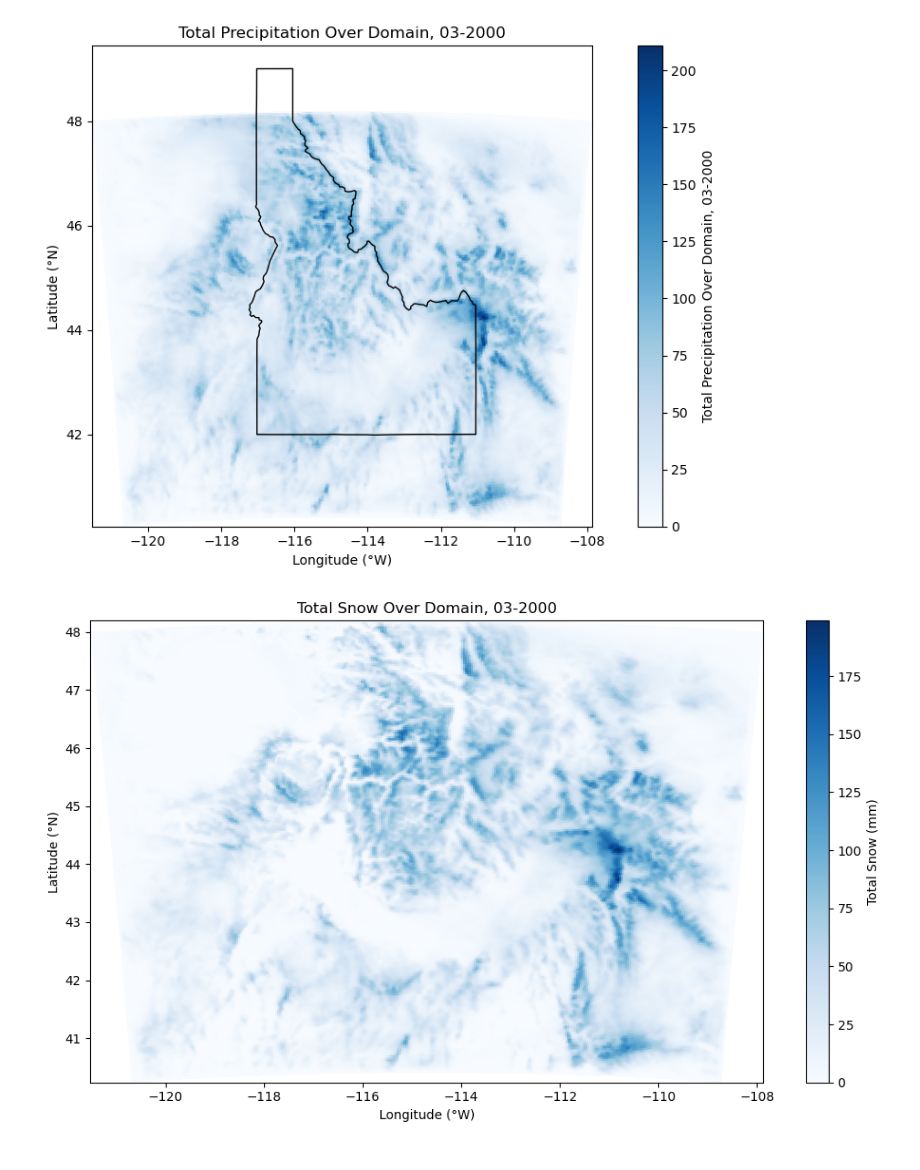
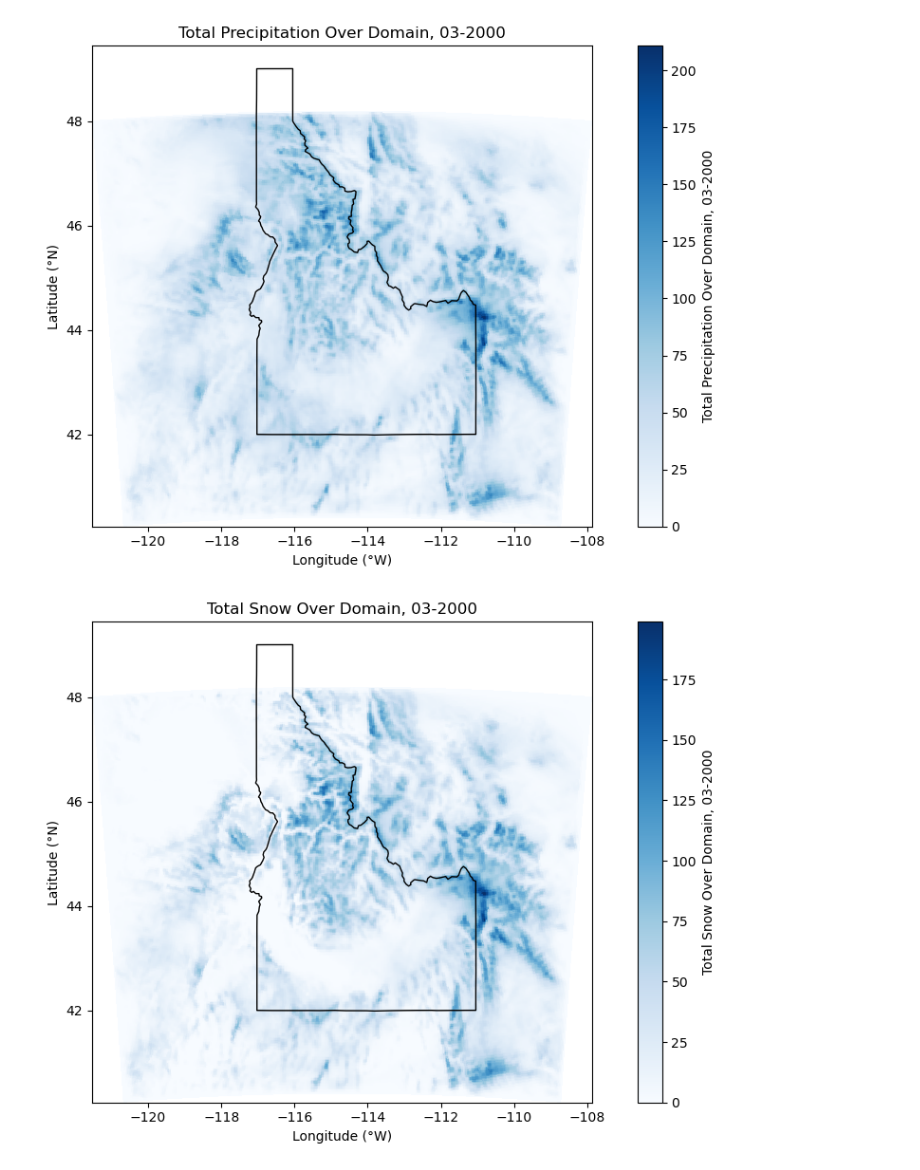
Before and after one commit to chiaraaltobelli/snowpack-boundary-impact, a Jupyter notebook: aggregate-03-2000.ipynb, the cells around one changed output. Cells and saved outputs as stored; diff of their text form; code cells hidden in the pictures.

Commit message:
Update snow map

```diff
--- a/aggregate-03-2000.ipynb
+++ b/aggregate-03-2000.ipynb
@@ -85,15 +85,24 @@ plot_with_state_outline(
 )
 
 # === PLOT TOTAL SNOW ===
-plt.figure(figsize=(10, 6))
+# plt.figure(figsize=(10, 6))
 snow_total_map = snow_total
-im = plt.pcolormesh(lons, lats, snow_total, cmap="Blues", shading="auto")
-plt.colorbar(im,label="Total Snow (mm)")
-plt.title(f"Total Snow Over {target_location}, {month}-{year}")
-plt.xlabel("Longitude (°W)")
-plt.ylabel("Latitude (°N)")
-plt.tight_layout()
-plt.show()
+plot_with_state_outline(
+    lons,
+    lats,
+    snow_total_map,
+    f"Total Snow Over {target_location}, {month}-{year}",
+    cmap="Blues",
+    shapefile_path=shapefile_path,
+    state_name="Idaho"
+)
+# im = plt.pcolormesh(lons, lats, snow_total, cmap="Blues", shading="auto")
+# plt.colorbar(im,label="Total Snow (mm)")
+# plt.title(f"Total Snow Over {target_location}, {month}-{year}")
+# plt.xlabel("Longitude (°W)")
+# plt.ylabel("Latitude (°N)")
+# plt.tight_layout()
+# plt.show()
 
 # === PLOT TOTAL LIQUID ===
 plt.figure(figsize=(10, 6))
@@ -118,34 +127,34 @@ count_exceeds = exceeds_one.sum().item()
 max_val = masked_snow_fraction.max().item()
 print(f"Grid cells with snow fraction > 1: {count_exceeds}")
 suspicious = (snow_total > precipitation_total) & valid_mask
 print(f"Suspicious cases (snow > precip): {suspicious.sum().item()}")
 
 threshold = 1.0 + 1e-3  # slightly over 1
 near_one_mask = (masked_snow_fraction > 0.99) & (masked_snow_fraction <= threshold)
 coords = np.argwhere(near_one_mask.values)
 for i, j in coords:
     snow_val = snow_total.values[i, j]
     precip_val = precipitation_total.values[i, j]
     fraction_val = snow_val / (precip_val + epsilon)
     print(f"Cell ({i}, {j}): Snow = {snow_val:.3f}, Precip = {precip_val:.3f}, Fraction = {fraction_val:.6f}")
 
 
 plt.figure(figsize=(10, 6))
 im = plt.imshow(masked_snow_fraction, cmap="viridis", origin="lower", vmin=0, vmax=1)
 plt.colorbar(im, label="Snow Fraction (Masked)")
 plt.title(f"Snow Fraction Over {target_location}, {month}-{year}")
 plt.xlabel("Grid (west-east)")
 plt.ylabel("Grid (south-north)")
 plt.tight_layout()
 plt.show()
 # %% [output]
 Loaded T2_2000-03.nc
 Loaded SNOWNC_2000-03.nc
 Loaded RAINNC_2000-03.nc
 Loaded HAILNC_2000-03.nc
 Loaded GRAUPELNC_2000-03.nc
 [figure]
-[figure, old version]
+[figure, new version]
 [figure]
 Domain-wide Snow Fraction: 0.613
 Snow Fraction Map - Min: 0.0
```
